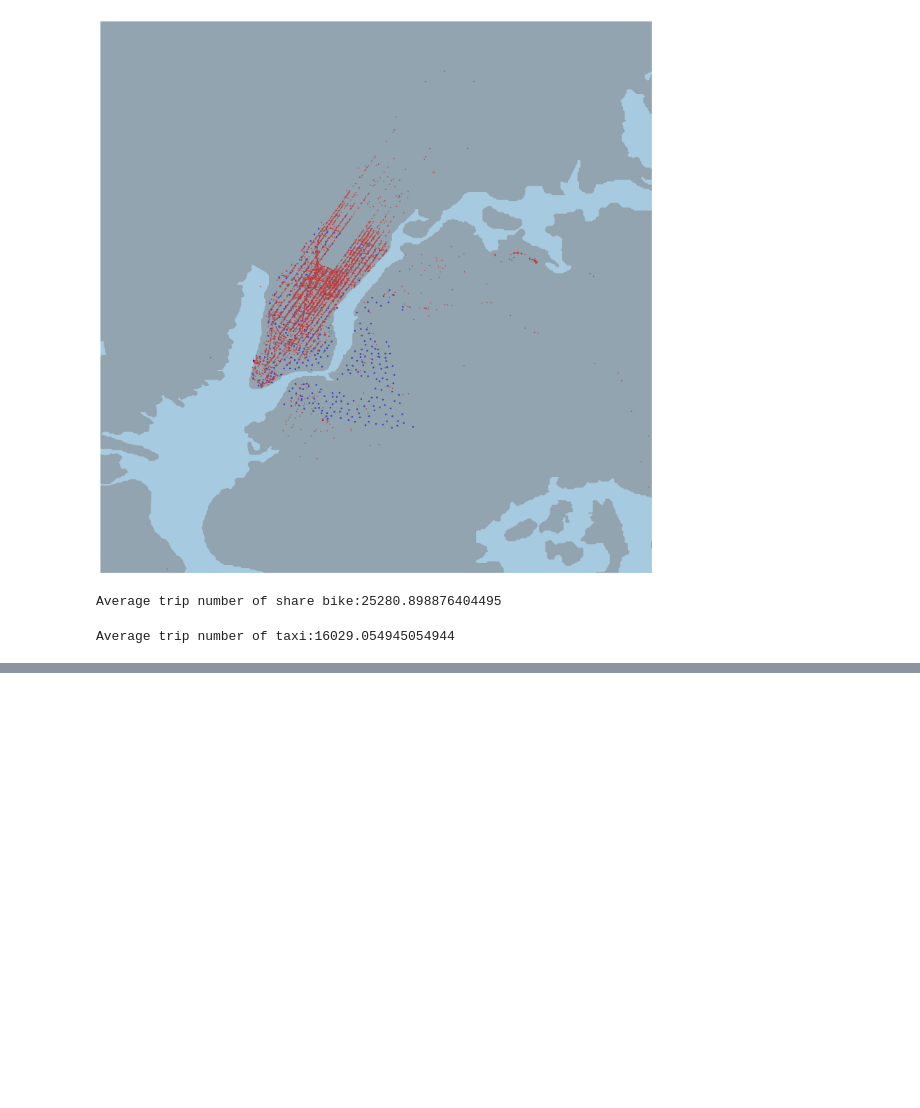
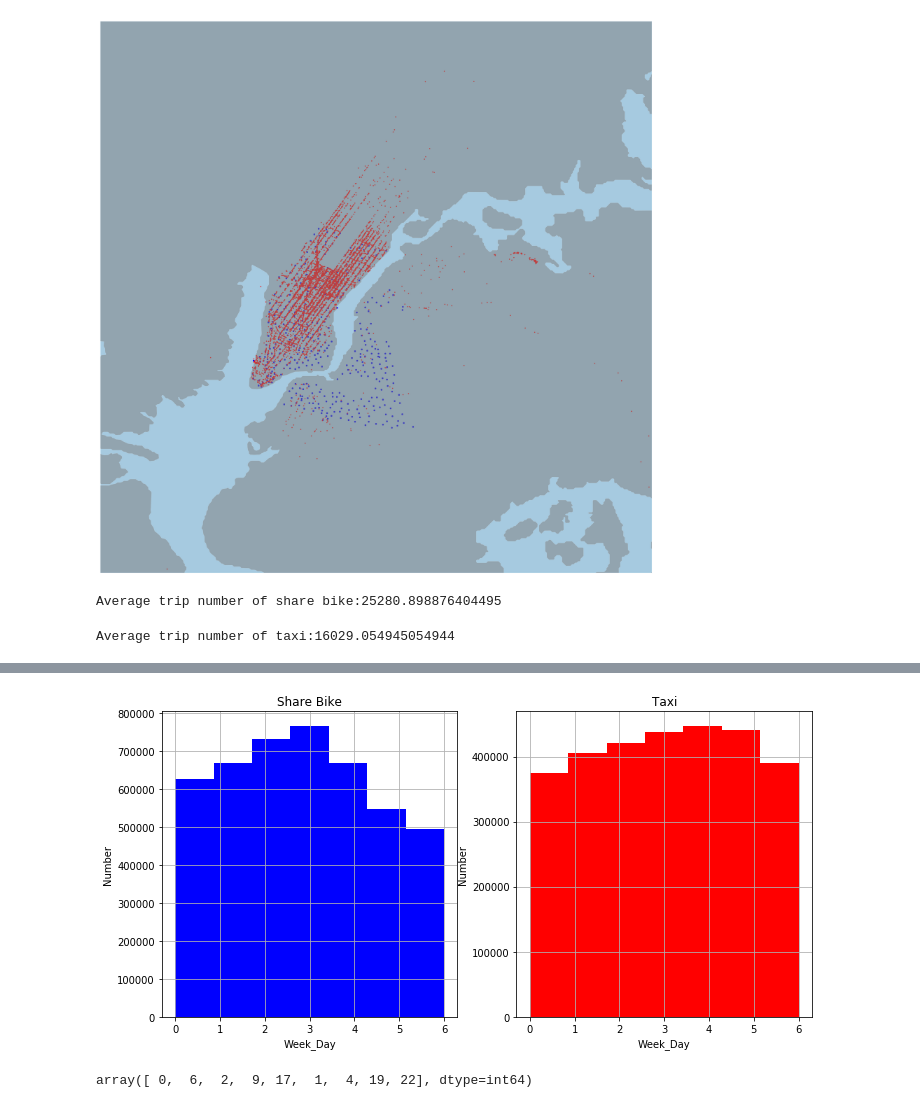
Before and after one commit to liuyuhanalex/Taxi-duration, a Jupyter notebook: BikeShare.ipynb, the cells around one changed output, grey strips where cells are left out. Drawn from its saved outputs; the diff is of its cells as text; code cells hidden in the pictures; blank space fills up the shorter version.

```diff
--- a/BikeShare.ipynb
+++ b/BikeShare.ipynb
@@ -126,0 +143,22 @@ Average trip number of taxi:16029.054945054944
+# %%
+fig,axes = plt.subplots(figsize=(10,5),nrows=1,ncols=2)
+day_bike = pd.Series(each.weekday() for each in df['pickup_datetime'])
+day_taxi = pd.Series(each.weekday() for each in taxi_df['pickup_datetime'])
+axes[0].hist(day_bike,bins=7,color='b')
+axes[0].set_title('Share Bike')
+axes[1].hist(day_taxi,bins=7,color='r')
+axes[1].set_title('Taxi')
+plt.tight_layout()
+for each in axes:
+    each.grid(True)
+    each.set_xlabel('Week_Day')
+    each.set_ylabel('Number')
+# %% [output]
+[figure, added]
+# %%
+taxi_df = taxi_df[taxi_df['snow depth']!='T']
+taxi_df['snow depth']= pd.to_numeric(taxi_df['snow depth'])
+# 2016.1.24 Big snow
+taxi_df['snow depth'].unique()
+# %% [output]
+array([ 0,  6,  2,  9, 17,  1,  4, 19, 22], dtype=int64)
```
Also changed, not shown: parts of 2 cells of this notebook.
